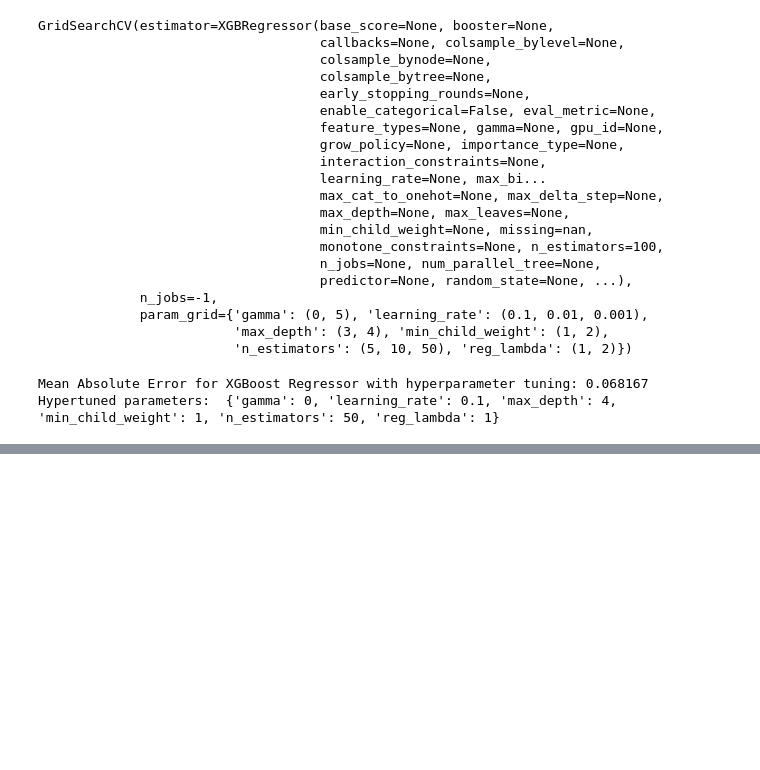
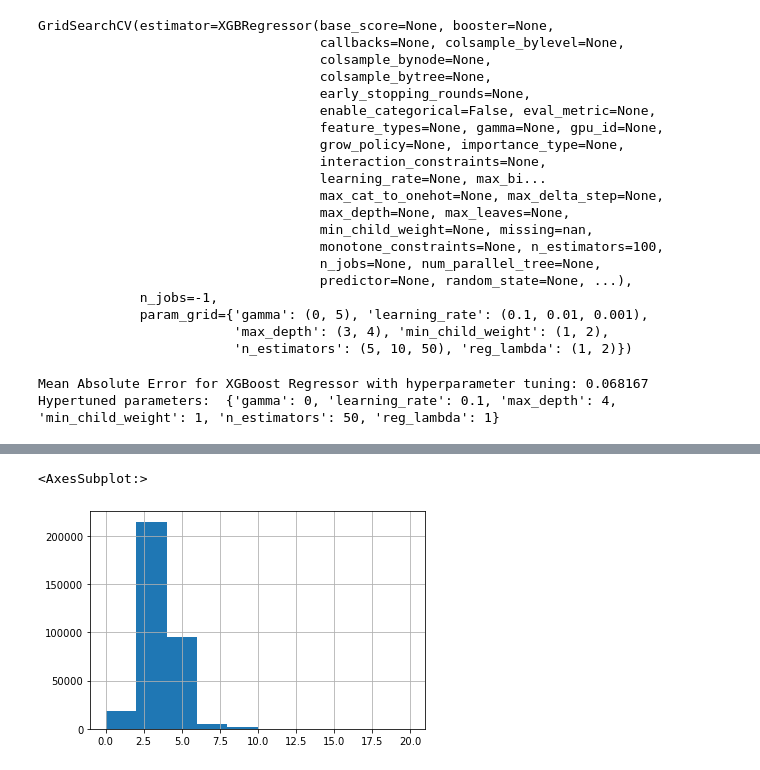
Before and after one commit to shimi66/AML_Assignment_2, a Jupyter notebook: Assignment_2.ipynb, the cells around one changed output, grey strips where cells are left out. Saved outputs shown, nothing was run; the diff lists cells and outputs as text; code cells hidden in the pictures; blank space fills up the shorter version.

Commit message:
adding histograms for three features

```diff
--- a/Assignment_2.ipynb
+++ b/Assignment_2.ipynb
@@ -480,0 +481,10 @@ for i in new_predictions:
+# %%
+# plotting histograms of 3 numeric fields for questions2.txt
+
+import matplotlib.pyplot as plt
+
+#create histogram for points variable
+plt.hist(full_dataset['bedroomcnt'], range=[])
+# %% [output]
+<AxesSubplot:>
+[figure, added]
```
Also changed, not shown: parts of 6 cells of this notebook, 1 other file.
